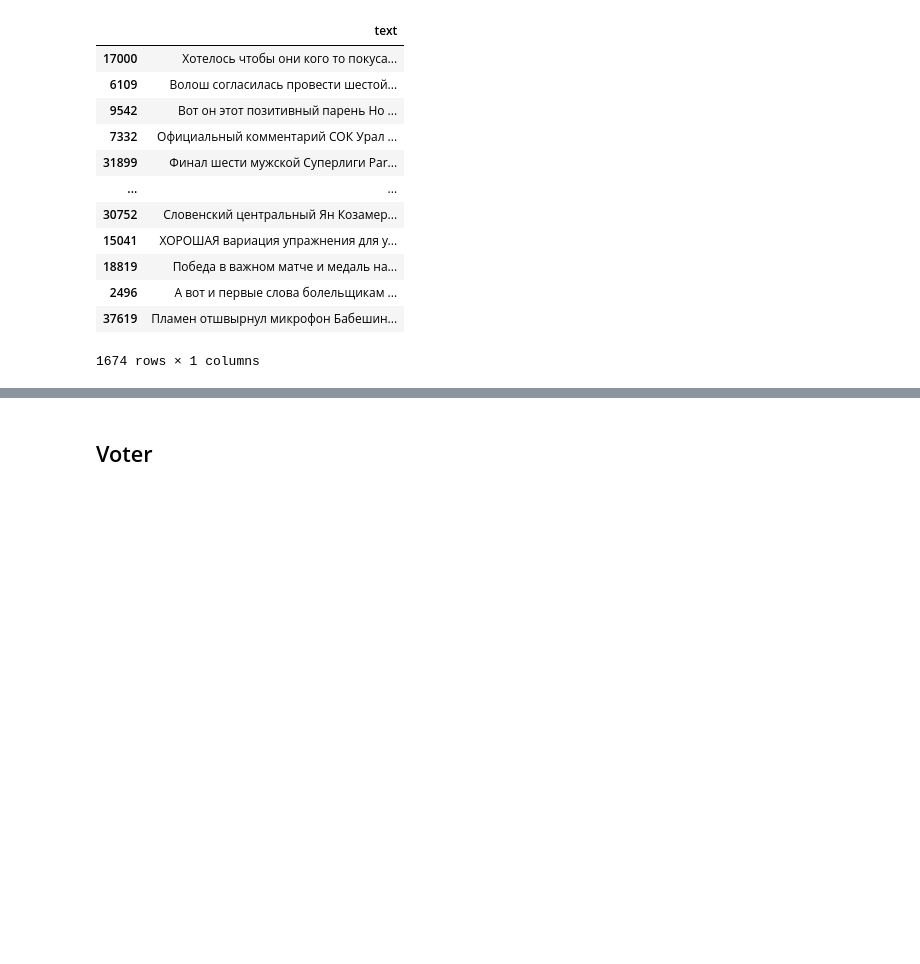
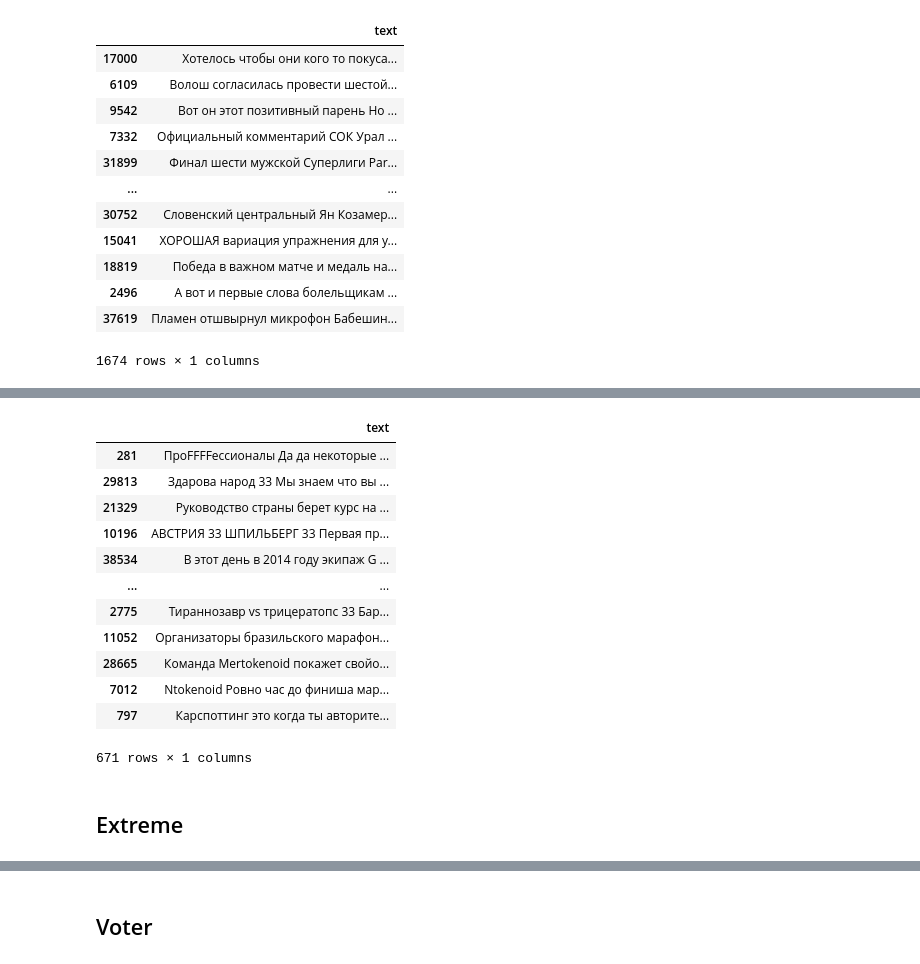
Before and after one commit to vladislavkruglikov/classifier, a Jupyter notebook: notebooks/baseline.ipynb, the cells around one changed output, grey strips where cells are left out. Cells and saved outputs as stored; diff of their text form; code cells hidden in the pictures; blank space fills up the shorter version.

```diff
--- a/notebooks/baseline.ipynb
+++ b/notebooks/baseline.ipynb
@@ -381,0 +474,22 @@ esport_evaluator.compute_false_negative(train)[["text"]]
+# %%
+autosport_items = [
+       'гран', 'формулы', 'f1', 'nascar', 'дрифт', 'гонки', 'ferrari',
+       'машины', 'tcr', 'ф1', 'трассе', 'формуле', 'red', 'fia', 'шарль',
+       'феррари', 'машина', 'пилотов', 'макс', 'wec', 'гонок',
+        'гонщик',  'льюис', 'ферстаппен', 'авто',
+       'уик', 'формула', 'хэмилтон', 'алонсо',
+       'автомобилей', 'пилот', 'ралли', 'автомобиль', 'риккардо', 'гасли',
+       'автоспорт', 'рулем', 'машину', 'автоспорта',
+        'ваз', 'автомобиля', 'гп', 'iwsc',  'шилка', 'haas',
+       'машине', 'дрифту', 'монако', 'пит', 'bmw', 'пилота',
+       'пилоты', 'smp', 'ле', 'vettel', 'пиастри',
+       'болид', 'феттель', 'леклер', 'автомобили', 'гонщики',
+       'кими', 'монце', 'леклера', 'гонщиков', 'гонщика', 'ред',
+        'альпин', 'сво', 'валттери',
+       'шарля', 'ферстаппена', 'энд', 'шумахер', 'wtcr',
+       'uld', 'себастьян'
+]
+# %%
+autosport_evaluator = build_evaluator("autosport", autosport_items)
+
+autosport_evaluator.compute_metrics(validation)
@@ -381,0 +510,18 @@ esport_evaluator.compute_false_negative(train)[["text"]]
+# %%
+autosport_evaluator.compute_false_negative(train)[["text"]]
+# %% [output]
+|  | text |
+| 281 | ПроFFFFессионалы Да да некоторые ... |
+| 29813 | Здарова народ 33 Мы знаем что вы ... |
+| 21329 | Руководство страны берет курс на ... |
+| 10196 | АВСТРИЯ 33 ШПИЛЬБЕРГ 33 Первая пр... |
+| 38534 | В этот день в 2014 году экипаж G ... |
+| ... | ... |
+| 2775 | Тираннозавр vs трицератопс 33 Бар... |
+| 11052 | Организаторы бразильского марафон... |
+| 28665 | Команда Mertokenoid покажет свойо... |
+| 7012 | Ntokenoid Ровно час до финиша мар... |
+| 797 | Карспоттинг это когда ты авторите... |
+671 rows × 1 columns
+# %% [markdown]
+## Extreme
```
Also changed, not shown: parts of 43 cells of this notebook.
